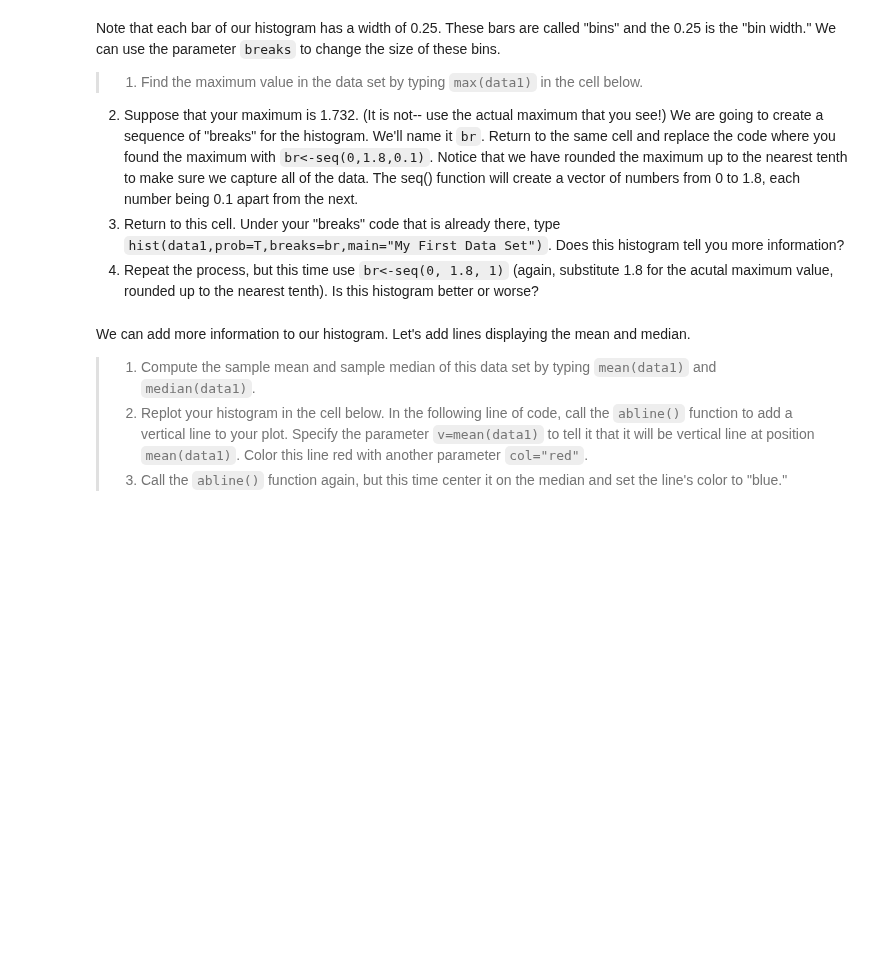
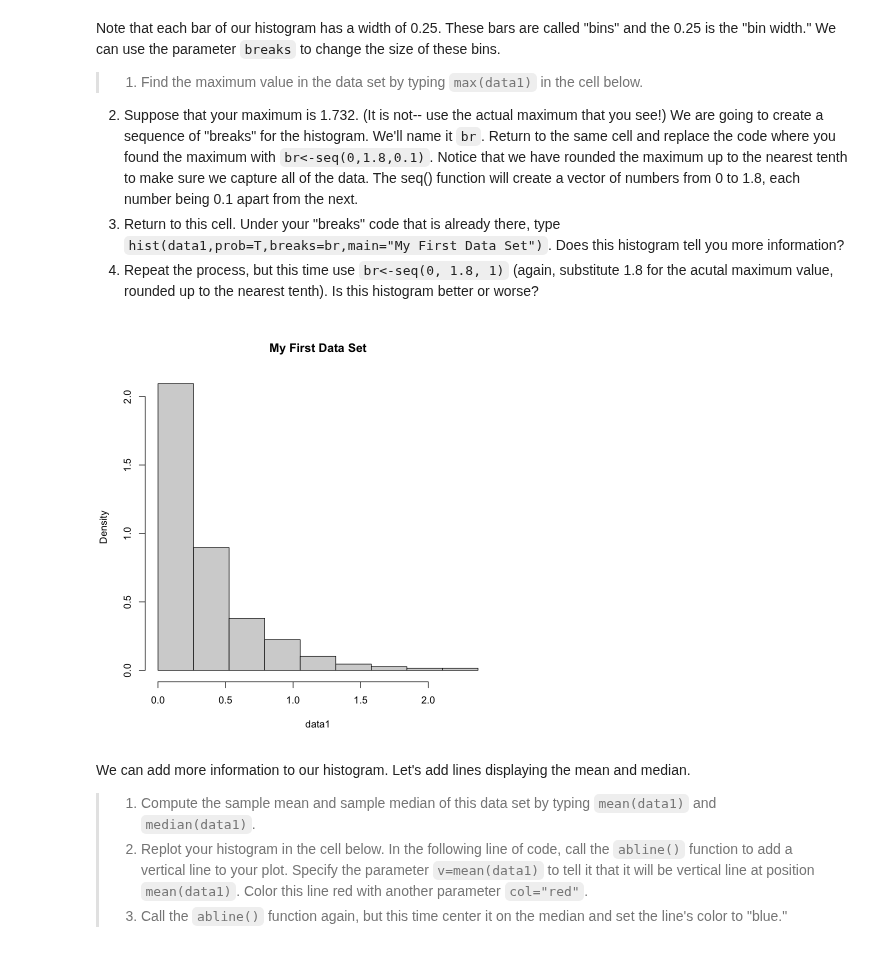
Before and after one commit to RyanJTalbot/MSDS, a Jupyter notebook: Pathway - Specialization/Data Science Foundations - Statistical Inference Specialization /Statistical Inference for Estimation in Data Science /wk2/work/SamplingDistributions.ipynb, the cells around one changed output. Saved outputs shown, nothing was run; the diff lists cells and outputs as text; code cells hidden in the pictures; blank space fills up the shorter version.

```diff
--- a/Pathway - Specialization/Data Science Foundations - Statistical Inference Specialization /Statistical Inference for Estimation in Data Science /wk2/work/SamplingDistributions.ipynb
+++ b/Pathway - Specialization/Data Science Foundations - Statistical Inference Specialization /Statistical Inference for Estimation in Data Science /wk2/work/SamplingDistributions.ipynb
@@ -26,6 +33,16 @@ Note that each bar of our histogram has a width of 0.25. These bars are called "
 2. Suppose that your maximum is 1.732. (It is not-- use the actual maximum that you see!) We are going to create a sequence of "breaks" for the histogram. We'll name it `br`. Return to the same cell and replace the code where you found the maximum with `br<-seq(0,1.8,0.1)`. Notice that we have rounded the maximum up to the nearest tenth to make sure we capture all of the data. The seq() function will create a vector of numbers from 0 to 1.8, each number being 0.1 apart from the next.
 3. Return to this cell. Under your "breaks" code that is already there, type `hist(data1,prob=T,breaks=br,main="My First Data Set")`. Does this histogram tell you more information?
 4. Repeat the process, but this time use `br<-seq(0, 1.8, 1)` (again, substitute 1.8 for the acutal maximum value, rounded up to the nearest tenth). Is this histogram better or worse?
+# %%
+data1 <- na.omit(data1)
+
+
+min_val <- min(data1)
+max_val <- max(data1)
+br <- seq(min_val, max_val, length.out = 10)
+hist(data1, prob = TRUE, breaks = br, main = "My First Data Set")
+# %% [output]
+[figure, added]
 # %% [markdown]
 We can add more information to our histogram. Let's add lines displaying the mean and median.
 
```
Also changed, not shown: parts of 5 cells of this notebook, 38 other files.
